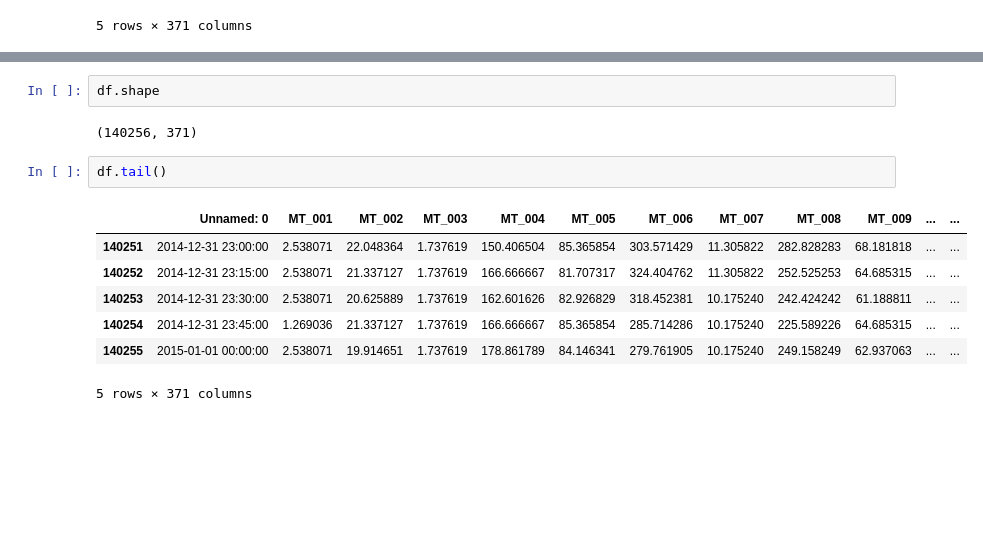
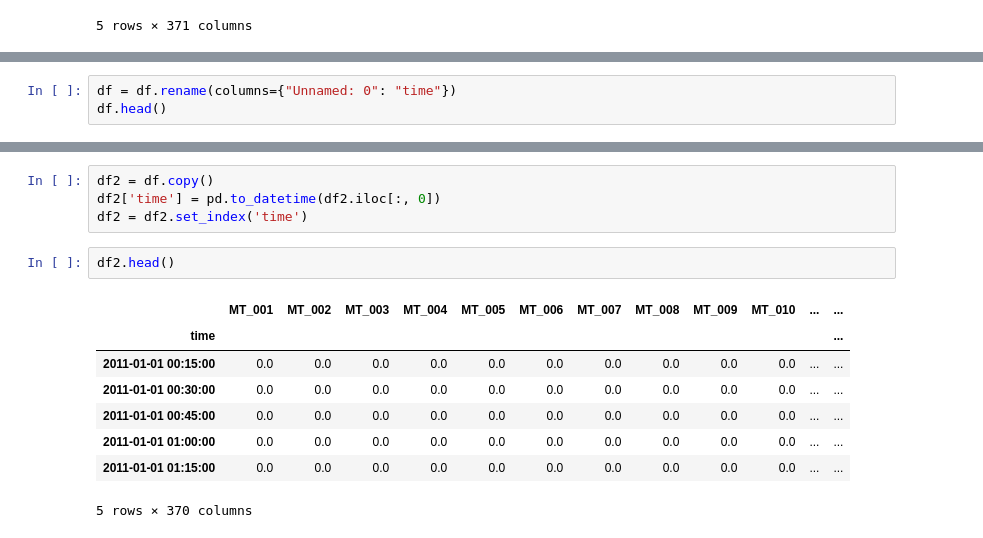
Before and after one commit to mertgenc0/multivariate_energy_consumption_forecasting, a Jupyter notebook: notebooks/EDA.ipynb, the cells around one changed output, grey strips where cells are left out. Saved outputs shown, nothing was run; the diff lists cells and outputs as text; blank space fills up the shorter version.

```diff
--- a/notebooks/EDA.ipynb
+++ b/notebooks/EDA.ipynb
@@ -21,0 +39,3 @@ df.head()
+# %%
+df = df.rename(columns={"Unnamed: 0": "time"})
+df.head()
@@ -22,14 +50,15 @@ df.head()
 # %%
-df.shape
+df2 = df.copy()
+df2['time'] = pd.to_datetime(df2.iloc[:, 0])
+df2 = df2.set_index('time')
-# %% [output]
-(140256, 371)
 # %%
-df.tail()
+df2.head()
 # %% [output]
-|  | Unnamed: 0 | MT_001 | MT_002 | MT_003 | MT_004 | MT_005 | MT_006 | MT_007 | MT_008 | MT_009 | ... | ... |
-| 140251 | 2014-12-31 23:00:00 | 2.538071 | 22.048364 | 1.737619 | 150.406504 | 85.365854 | 303.571429 | 11.305822 | 282.828283 | 68.181818 | ... | ... |
-| 140252 | 2014-12-31 23:15:00 | 2.538071 | 21.337127 | 1.737619 | 166.666667 | 81.707317 | 324.404762 | 11.305822 | 252.525253 | 64.685315 | ... | ... |
-| 140253 | 2014-12-31 23:30:00 | 2.538071 | 20.625889 | 1.737619 | 162.601626 | 82.926829 | 318.452381 | 10.175240 | 242.424242 | 61.188811 | ... | ... |
-| 140254 | 2014-12-31 23:45:00 | 1.269036 | 21.337127 | 1.737619 | 166.666667 | 85.365854 | 285.714286 | 10.175240 | 225.589226 | 64.685315 | ... | ... |
-| 140255 | 2015-01-01 00:00:00 | 2.538071 | 19.914651 | 1.737619 | 178.861789 | 84.146341 | 279.761905 | 10.175240 | 249.158249 | 62.937063 | ... | ... |
+|  | MT_001 | MT_002 | MT_003 | MT_004 | MT_005 | MT_006 | MT_007 | MT_008 | MT_009 | MT_010 | ... | ... |
+| time |  |  |  |  |  |  |  |  |  |  |  | ... |
+| 2011-01-01 00:15:00 | 0.0 | 0.0 | 0.0 | 0.0 | 0.0 | 0.0 | 0.0 | 0.0 | 0.0 | 0.0 | ... | ... |
+| 2011-01-01 00:30:00 | 0.0 | 0.0 | 0.0 | 0.0 | 0.0 | 0.0 | 0.0 | 0.0 | 0.0 | 0.0 | ... | ... |
+| 2011-01-01 00:45:00 | 0.0 | 0.0 | 0.0 | 0.0 | 0.0 | 0.0 | 0.0 | 0.0 | 0.0 | 0.0 | ... | ... |
+| 2011-01-01 01:00:00 | 0.0 | 0.0 | 0.0 | 0.0 | 0.0 | 0.0 | 0.0 | 0.0 | 0.0 | 0.0 | ... | ... |
+| 2011-01-01 01:15:00 | 0.0 | 0.0 | 0.0 | 0.0 | 0.0 | 0.0 | 0.0 | 0.0 | 0.0 | 0.0 | ... | ... |
-5 rows × 371 columns
+5 rows × 370 columns
```
Also changed, not shown: parts of 9 cells of this notebook.
